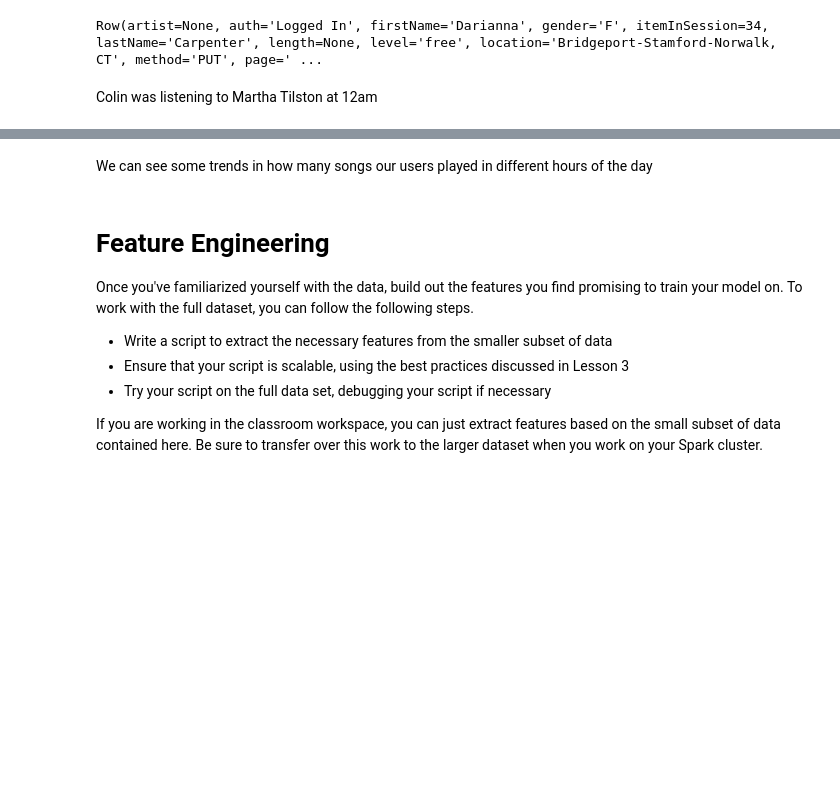
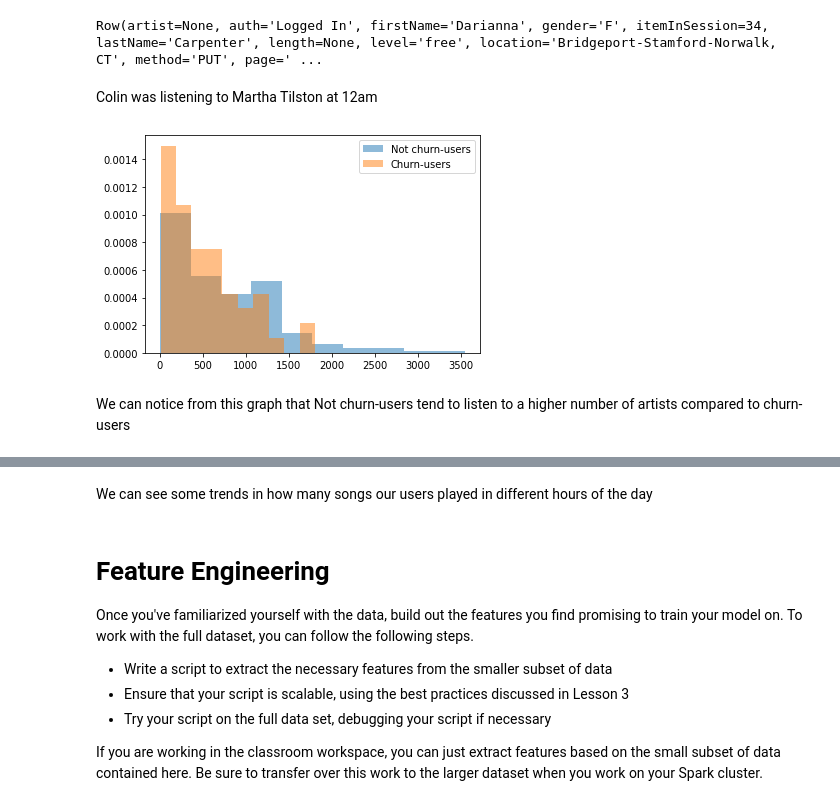
Before and after one commit to JosephArcila/Predicting_User_Cancelation_with_Spark, a Jupyter notebook: Sparkify.ipynb, the cells around one changed output, grey strips where cells are left out. Cells and saved outputs as stored; diff of their text form; code cells hidden in the pictures; blank space fills up the shorter version.

```diff
--- a/Sparkify.ipynb
+++ b/Sparkify.ipynb
@@ -397,4 +408,0 @@ user_log_valid = user_log_valid.withColumn("Churn", flag_downgrade_event("page")
-# %%
-# # create churn user column
-user_log_valid = user_log_valid.withColumn('churn_user', Fmax(
-    'Churn').over(Window.partitionBy('userId')))
@@ -461,8 +475,8 @@ user_log_valid = user_log_valid.withColumn("hour", get_hour(user_log_valid.ts))
 get_day = udf(lambda x: datetime.datetime.fromtimestamp(x / 1000.0).day)
 user_log_valid = user_log_valid.withColumn("day", get_day(user_log_valid.ts))
 
-# get_weekday = udf(lambda x: datetime.datetime.fromtimestamp(x / 1000.0).weekday)
-# user_log_valid = user_log_valid.withColumn("weekday", get_weekday(user_log_valid.ts))
+get_weekday = udf(lambda ts: datetime.datetime.fromtimestamp(ts/1000), TimestampType())
+user_log_valid = user_log_valid.withColumn("weekday", dayofweek(get_weekday(user_log_valid.ts)))
 
 get_month = udf(lambda x: datetime.datetime.fromtimestamp(x / 1000.0).month)
 user_log_valid = user_log_valid.withColumn("month", get_month(user_log_valid.ts))
@@ -472,3 +486,23 @@ user_log_valid.head()
 Row(artist=None, auth='Logged In', firstName='Darianna', gender='F', itemInSession=34, lastName='Carpenter', length=None, level='free', location='Bridgeport-Stamford-Norwalk, CT', method='PUT', page=' ...
 # %% [markdown]
 Colin was listening to Martha Tilston at 12am
+# %%
+## Plot in a histogram the distinct artist that are listened by churn users and not churn users
+artist_per_user = user_log_valid.filter(user_log_valid.churn_user == 0).groupby(user_log_valid.userId, user_log_valid.artist).count()
+artist_per_user_pd = artist_per_user.toPandas()
+artist_per_user_pd = artist_per_user_pd[~artist_per_user_pd['artist'].isnull()]
+artist_per_user_pd = artist_per_user_pd.groupby('userId').count().drop("count", axis=1)
+# %%
+## Plot in a histogram the distinct artist that are listened by churn users and not churn users
+artist_per_user_churn = user_log_valid.filter(user_log_valid.churn_user == 1).groupby(user_log_valid.userId, user_log_valid.artist).count()
+artist_per_user_churn_pd = artist_per_user_churn.toPandas()
+artist_per_user_churn_pd = artist_per_user_churn_pd[~artist_per_user_churn_pd['artist'].isnull()]
+artist_per_user_churn_pd = artist_per_user_churn_pd.groupby('userId').count().drop("count", axis=1)
+# %%
+plt.hist(artist_per_user_pd["artist"], density=True, label="Not churn-users", alpha=0.5);
+plt.hist(artist_per_user_churn_pd["artist"], density=True, label="Churn-users", alpha=0.5);
+plt.legend();
+# %% [output]
+[figure, added]
+# %% [markdown]
+We can notice from this graph that Not churn-users tend to listen to a higher number of artists compared to churn-users
```
Also changed, not shown: parts of 55 cells of this notebook.
